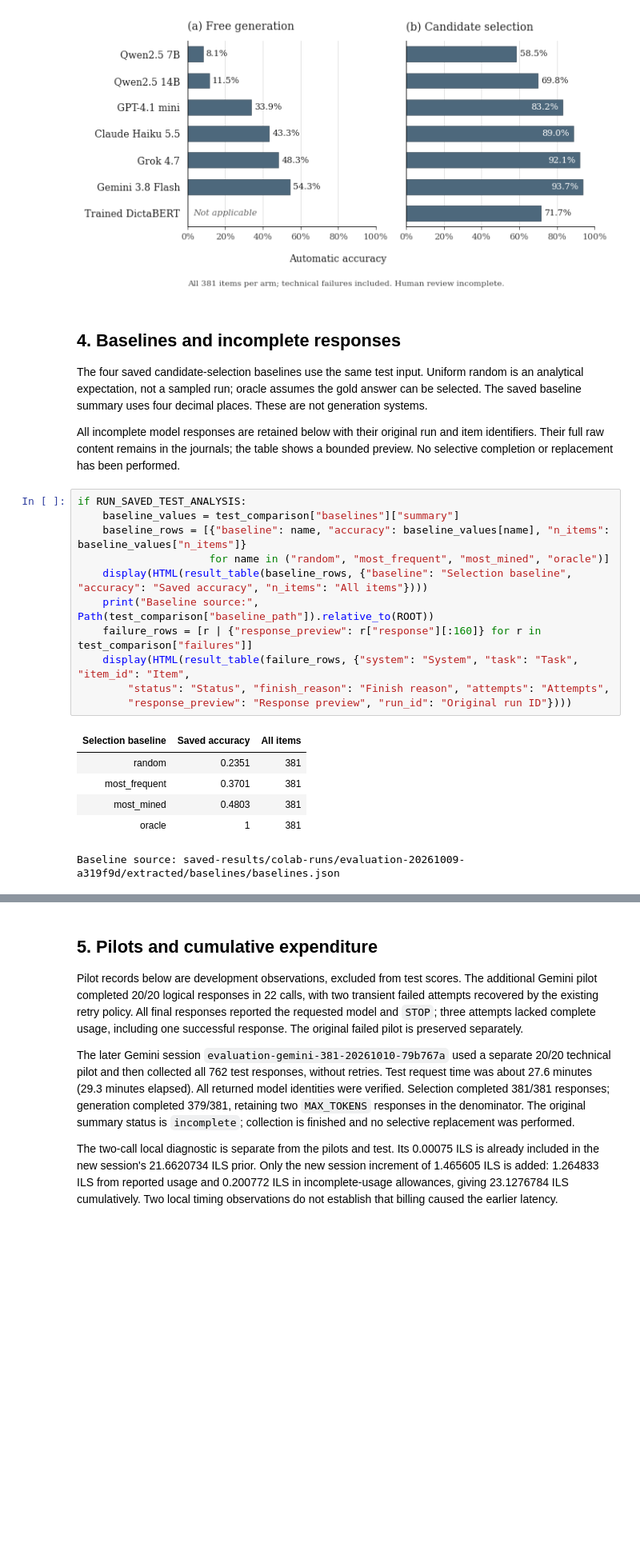
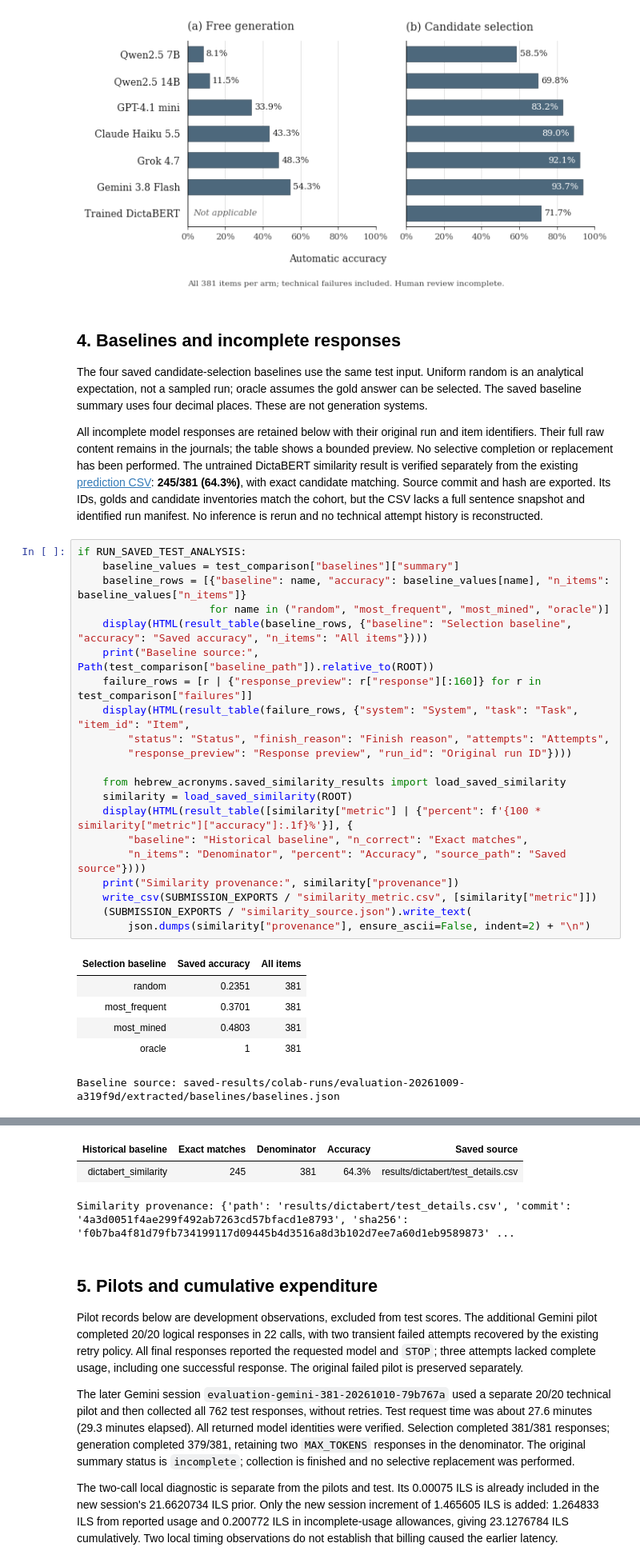
Before and after one commit to BenCarmel123/hebrew-acronym-disambiguation, a Jupyter notebook: notebooks/experimental_study.ipynb, the cells around one changed output, grey strips where cells are left out. Shown at 80% size. Drawn from its saved outputs; the diff is of its cells as text; blank space fills up the shorter version.

```diff
--- a/notebooks/experimental_study.ipynb
+++ b/notebooks/experimental_study.ipynb
@@ -262,6 +290,7 @@ if RUN_SAVED_TEST_ANALYSIS:
 The four saved candidate-selection baselines use the same test input. Uniform random is an analytical expectation, not a sampled run; oracle assumes the gold answer can be selected. The saved baseline summary uses four decimal places. These are not generation systems.
 
 All incomplete model responses are retained below with their original run and item identifiers. Their full raw content remains in the journals; the table shows a bounded preview. No selective completion or replacement has been performed.
+The untrained DictaBERT similarity result is verified separately from the existing [prediction CSV](../results/dictabert/test_details.csv): **245/381 (64.3%)**, with exact candidate matching. Source commit and hash are exported. Its IDs, golds and candidate inventories match the cohort, but the CSV lacks a full sentence snapshot and identified run manifest. No inference is rerun and no technical attempt history is reconstructed.
 # %%
 if RUN_SAVED_TEST_ANALYSIS:
     baseline_values = test_comparison["baselines"]["summary"]
@@ -271,33 +300,46 @@ if RUN_SAVED_TEST_ANALYSIS:
     print("Baseline source:", Path(test_comparison["baseline_path"]).relative_to(ROOT))
     failure_rows = [r | {"response_preview": r["response"][:160]} for r in test_comparison["failures"]]
     display(HTML(result_table(failure_rows, {"system": "System", "task": "Task", "item_id": "Item",
         "status": "Status", "finish_reason": "Finish reason", "attempts": "Attempts",
         "response_preview": "Response preview", "run_id": "Original run ID"})))
+
+    from hebrew_acronyms.saved_similarity_results import load_saved_similarity
+    similarity = load_saved_similarity(ROOT)
+    display(HTML(result_table([similarity["metric"] | {"percent": f'{100 * similarity["metric"]["accuracy"]:.1f}%'}], {
+        "baseline": "Historical baseline", "n_correct": "Exact matches",
+        "n_items": "Denominator", "percent": "Accuracy", "source_path": "Saved source"})))
+    print("Similarity provenance:", similarity["provenance"])
+    write_csv(SUBMISSION_EXPORTS / "similarity_metric.csv", [similarity["metric"]])
+    (SUBMISSION_EXPORTS / "similarity_source.json").write_text(
+        json.dumps(similarity["provenance"], ensure_ascii=False, indent=2) + "\n")
 # %% [output]
 | Selection baseline | Saved accuracy | All items |
 | random | 0.2351 | 381 |
 | most_frequent | 0.3701 | 381 |
 | most_mined | 0.4803 | 381 |
 | oracle | 1 | 381 |
 Baseline source: saved-results/colab-runs/evaluation-20261009-a319f9d/extracted/baselines/baselines.json
 | System | Task | Item | Status | Finish reason | Attempts | Response preview | Original run ID |
 | anthropic | select | kn3-0059 | incomplete_response | max_tokens | 1 |  | 3248737a597b435181227711caea89d0 |
 | anthropic | select | kn4-0409 | incomplete_response | max_tokens | 1 |  | 3248737a597b435181227711caea89d0 |
 | anthropic | generate | kn4-0551 | incomplete_response | max_tokens | 1 | לא ניתן לקבוע בוודאות מהמשפט לבד.... | 3248737a597b435181227711caea89d0 |
 | openai | generate | kn-0027 | incomplete_response | length | 1 | י״ח = י״ח (יח) = י"ח = י"ח (יח) =... | 358e1fe65fa048c191eda08c078fd4cd |
 | qwen | generate | kn4-0486 | incomplete_response | length | 1 | אג"מ מייצגת אג"מ, שORTH אג"מ, שOR... | cd1331b460364d4ebc341194c07dc1fe |
 | qwen14 | generate | kn3-0082 | incomplete_response | length | 1 | ע"א פירושו "คณะกรรมה" או "คณะกรรม... | f23e084aace743e8a61a1a71dfbb33d4 |
 | qwen14 | generate | kn4-0014 | incomplete_response | length | 1 | ח"ן פירושו חילNavItem 1NavItem 2N... | f23e084aace743e8a61a1a71dfbb33d4 |
 | qwen14 | generate | kn4-0024 | incomplete_response | length | 1 | ראשי התיבות "יו״ד" פירושם "ראשי d... | f23e084aace743e8a61a1a71dfbb33d4 |
 | qwen14 | generate | kn4-0027 | service_error | not reported | 1 |  | f23e084aace743e8a61a1a71dfbb33d4 |
 | qwen14 | generate | kn4-0048 | incomplete_response | length | 1 | חamberה"י" הוא ראשי תיבות של "חam... | f23e084aace743e8a61a1a71dfbb33d4 |
 | qwen14 | generate | kn4-0114 | incomplete_response | length | 1 | חיזיון以色列的回复似乎偏离了问题的要求，因为问题询问的是“ח... | f23e084aace743e8a61a1a71dfbb33d4 |
 | qwen14 | generate | kn4-0380 | incomplete_response | length | 1 | חטיבה国家安全提醒请注意，您提供的信息中包含了一个希伯来语的缩... | f23e084aace743e8a61a1a71dfbb33d4 |
 | qwen14 | generate | kn4-0553 | incomplete_response | length | 1 | ארגוןErrorCode encountered while ... | f23e084aace743e8a61a1a71dfbb33d4 |
 | qwen14 | generate | manual-0058 | incomplete_response | length | 1 | מתthew שווה Matthias - בהקשר זה פ... | f23e084aace743e8a61a1a71dfbb33d4 |
 | qwen14 | generate | manual-0071 | incomplete_response | length | 1 | נathan חannukah -看起來像是在尝试解释“נ״ח”作... | f23e084aace743e8a61a1a71dfbb33d4 |
 | gemini | generate | manual-0005 | incomplete_response | MAX_TOKENS | 1 | ? Could אמ"צ mean: "אפס מתח צף" "... | 6658d323657f4df3aced950bfe6abb07 |
 | gemini | generate | manual-0028 | incomplete_response | MAX_TOKENS | 1 | " or "בסבב ד'"? Let's think: "בסב... | 6658d323657f4df3aced950bfe6abb07 |
+| Historical baseline | Exact matches | Denominator | Accuracy | Saved source |
+| dictabert_similarity | 245 | 381 | 64.3% | results/dictabert/test_details.csv |
+Similarity provenance: {'path': 'results/dictabert/test_details.csv', 'commit': '4a3d0051f4ae299f492ab7263cd57bfacd1e8793', 'sha256': 'f0b7ba4f81d79fb734199117d09445b4d3516a8d3b102d7ee7a60d1eb9589873' ...
 # %% [markdown]
 ## 5. Pilots and cumulative expenditure
 
```
Also changed, not shown: parts of 6 cells of this notebook, 9 other files.
